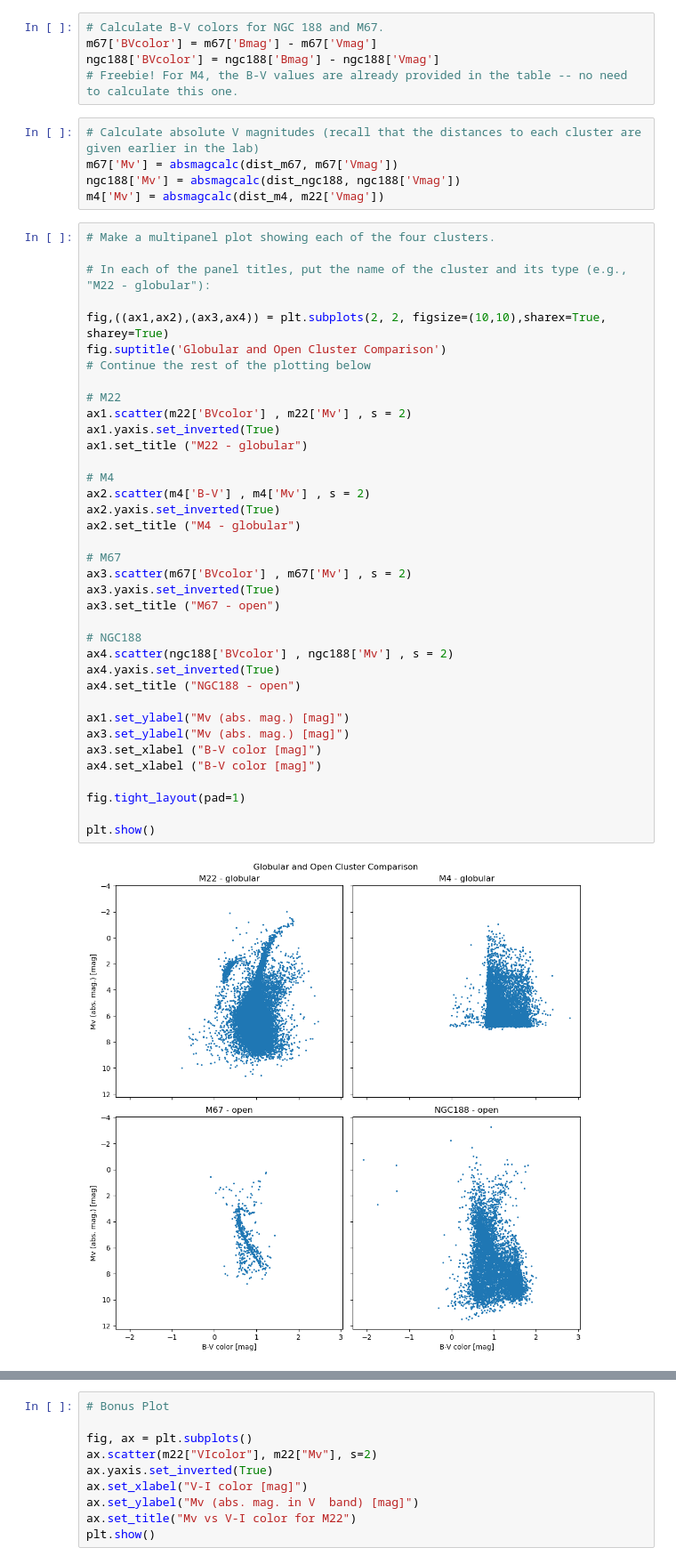
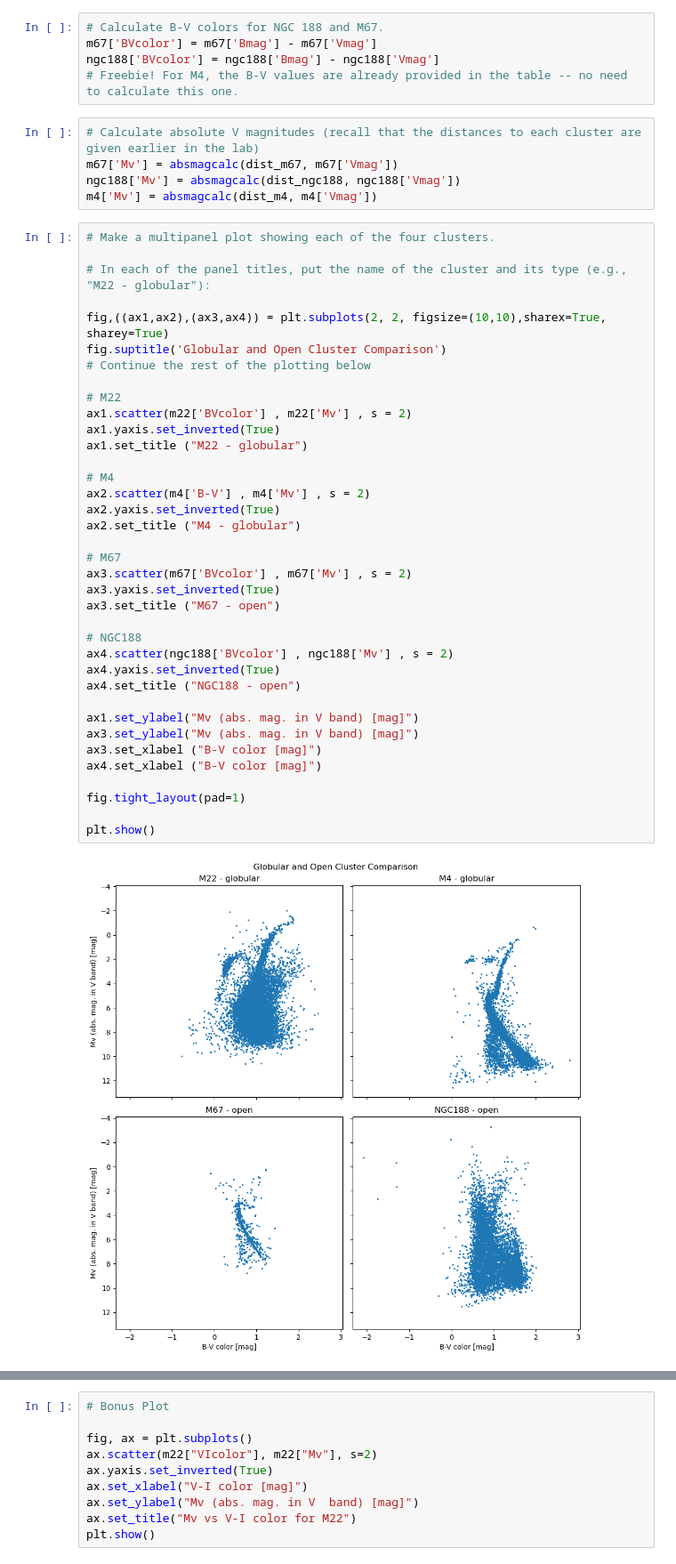
Before and after one commit to RY0no0t0/ASTR337, a Jupyter notebook: lab/lab2/Lab2.ipynb, the cells around one changed output, grey strips where cells are left out. Shown: that part at 89% size. Cells and saved outputs as stored; diff of their text form.

```diff
--- a/lab/lab2/Lab2.ipynb
+++ b/lab/lab2/Lab2.ipynb
@@ -392,7 +392,7 @@ ngc188['BVcolor'] = ngc188['Bmag'] - ngc188['Vmag']
 # Calculate absolute V magnitudes (recall that the distances to each cluster are given earlier in the lab)
 m67['Mv'] = absmagcalc(dist_m67, m67['Vmag'])
 ngc188['Mv'] = absmagcalc(dist_ngc188, ngc188['Vmag'])
-m4['Mv'] = absmagcalc(dist_m4, m22['Vmag'])
+m4['Mv'] = absmagcalc(dist_m4, m4['Vmag'])
 # %%
 # Make a multipanel plot showing each of the four clusters.
 
@@ -402,36 +402,36 @@ fig,((ax1,ax2),(ax3,ax4)) = plt.subplots(2, 2, figsize=(10,10),sharex=True, shar
 fig.suptitle('Globular and Open Cluster Comparison')
 # Continue the rest of the plotting below
 
 # M22
 ax1.scatter(m22['BVcolor'] , m22['Mv'] , s = 2)
 ax1.yaxis.set_inverted(True)
 ax1.set_title ("M22 - globular")
 
 # M4
 ax2.scatter(m4['B-V'] , m4['Mv'] , s = 2)
 ax2.yaxis.set_inverted(True)
 ax2.set_title ("M4 - globular")
 
 # M67
 ax3.scatter(m67['BVcolor'] , m67['Mv'] , s = 2)
 ax3.yaxis.set_inverted(True)
 ax3.set_title ("M67 - open")
 
 # NGC188
 ax4.scatter(ngc188['BVcolor'] , ngc188['Mv'] , s = 2)
 ax4.yaxis.set_inverted(True)
 ax4.set_title ("NGC188 - open")
 
-ax1.set_ylabel("Mv (abs. mag.) [mag]")
-ax3.set_ylabel("Mv (abs. mag.) [mag]")
+ax1.set_ylabel("Mv (abs. mag. in V band) [mag]")
+ax3.set_ylabel("Mv (abs. mag. in V band) [mag]")
 ax3.set_xlabel ("B-V color [mag]")
 ax4.set_xlabel ("B-V color [mag]")
 
 fig.tight_layout(pad=1)
 
 plt.show()
 # %% [output]
-[figure, old version]
+[figure, new version]
 # %%
 # Make an overlay plot showing all four clusters on the same axes.
 
```
Also changed, not shown: parts of 4 cells of this notebook.
